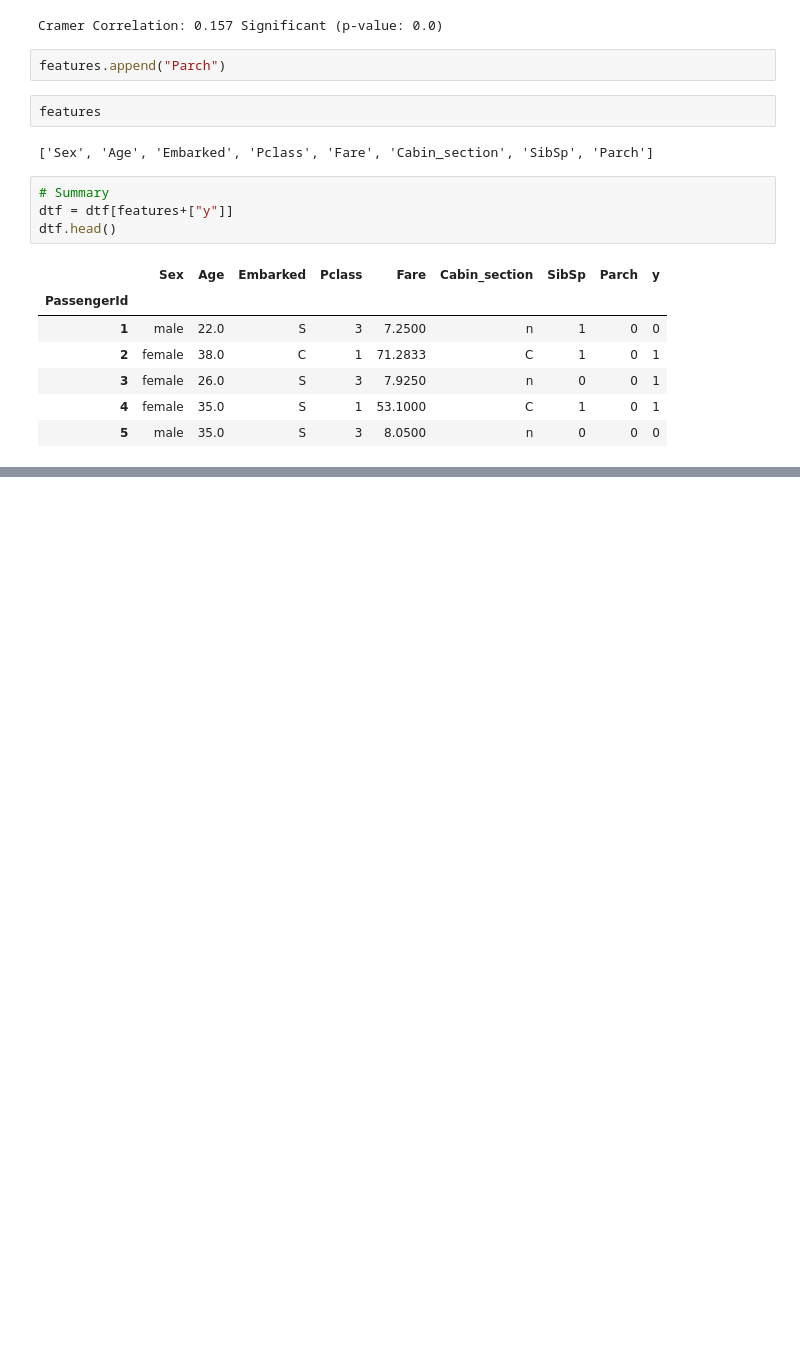
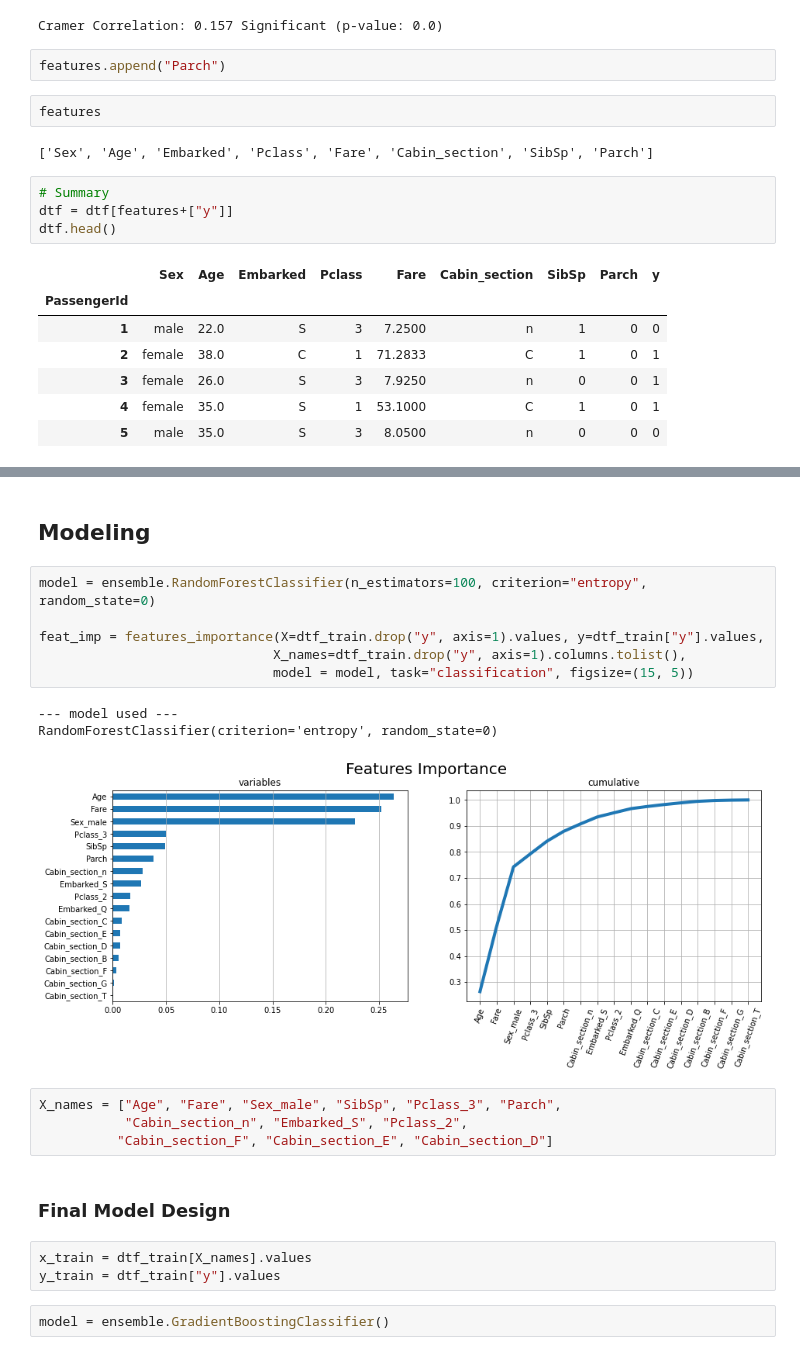
Before and after one commit to Kayne103/DS-ML-Jupyter, a Jupyter notebook: ML Classification.ipynb, the cells around one changed output, grey strips where cells are left out. Cells and saved outputs as stored; diff of their text form; blank space fills up the shorter version.

```diff
--- a/ML Classification.ipynb
+++ b/ML Classification.ipynb
@@ -225,0 +413,23 @@ dtf.head()
+# %% [markdown]
+## Modeling
+# %%
+model = ensemble.RandomForestClassifier(n_estimators=100, criterion="entropy", random_state=0)
+
+feat_imp = features_importance(X=dtf_train.drop("y", axis=1).values, y=dtf_train["y"].values,
+                              X_names=dtf_train.drop("y", axis=1).columns.tolist(),
+                              model = model, task="classification", figsize=(15, 5))
+# %% [output]
+--- model used ---
+RandomForestClassifier(criterion='entropy', random_state=0)
+[figure, added]
+# %%
+X_names = ["Age", "Fare", "Sex_male", "SibSp", "Pclass_3", "Parch",
+           "Cabin_section_n", "Embarked_S", "Pclass_2",
+          "Cabin_section_F", "Cabin_section_E", "Cabin_section_D"]
+# %% [markdown]
+### Final Model Design
+# %%
+x_train = dtf_train[X_names].values
+y_train = dtf_train["y"].values
+# %%
+model = ensemble.GradientBoostingClassifier()
```
Also changed, not shown: parts of 38 cells of this notebook.
